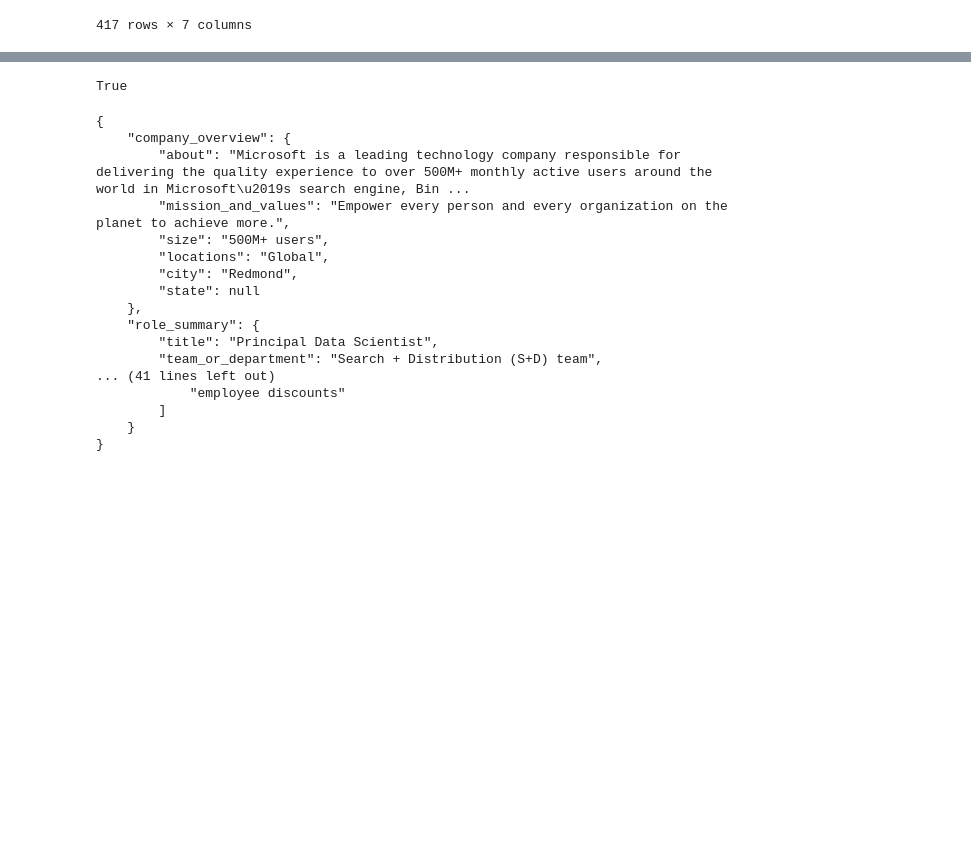
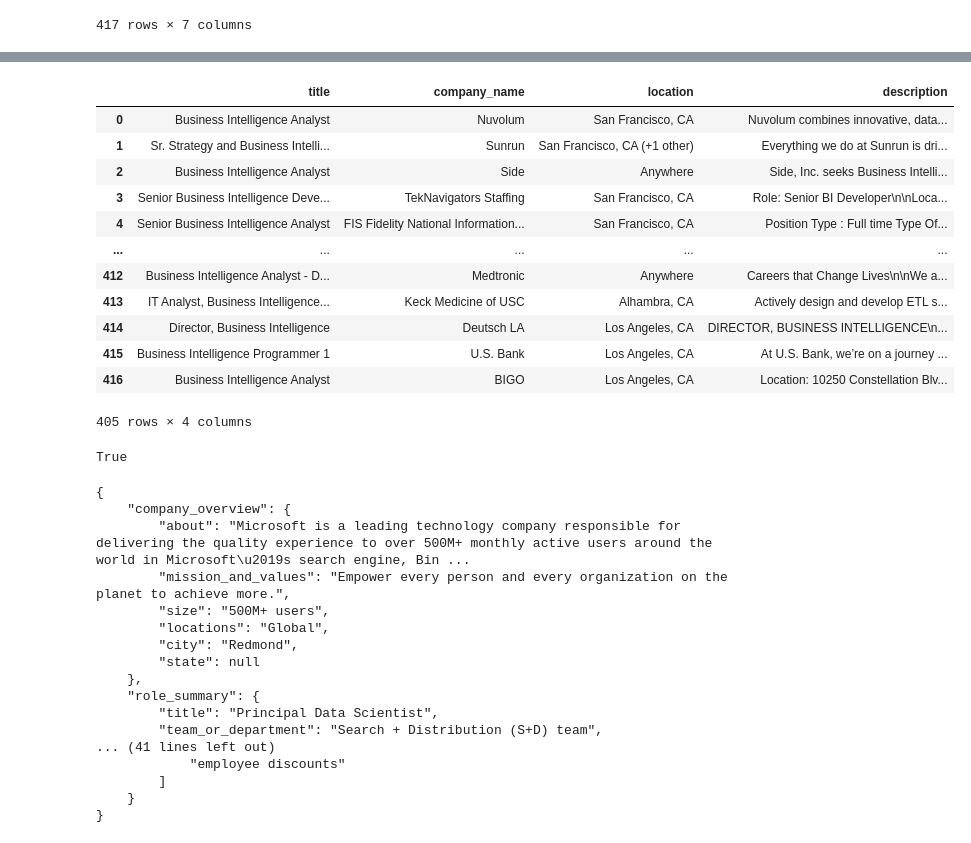
Before and after one commit to Break-Into-Data/ml_project_job_analysis, a Jupyter notebook: notebooks/google_job_rwtest.ipynb, the cells around one changed output, grey strips where cells are left out. Saved outputs shown, nothing was run; the diff lists cells and outputs as text; code cells hidden in the pictures; blank space fills up the shorter version.

```diff
--- a/notebooks/google_job_rwtest.ipynb
+++ b/notebooks/google_job_rwtest.ipynb
@@ -181,7 +162,7 @@ import pandas as pd
 from sqlalchemy import create_engine
 
 def read_data_from_db(table_name):
-    engine = create_engine(f"postgresql://{os.getenv('MasterName')}:{os.getenv('MasterPass')}@{os.getenv('RDS_EndPoint')}:5432/postgres")
+    engine = create_engine(f"postgresql://{os.getenv('PSQL_MASTER_NAME')}:{os.getenv('PSQL_KEY')}@{os.getenv('RDS_ENDPOINT')}:5432/postgres")
 
     try:
         with engine.connect() as conn:
@@ -215,4 +196,4 @@ data24_df
 417 rows × 7 columns
 # %%
 # get the list of unique title, company_name pairs
-title_company = data24_df[['title', 'company_name', 'description']].drop_duplicates()
+title_company = data24_df[['title', 'company_name', 'location', 'description']].drop_duplicates()
@@ -234,0 +200,16 @@ data24_df
+# %%
+title_company
+# %% [output]
+|  | title | company_name | location | description |
+| 0 | Business Intelligence Analyst | Nuvolum | San Francisco, CA | Nuvolum combines innovative, data... |
+| 1 | Sr. Strategy and Business Intelli... | Sunrun | San Francisco, CA (+1 other) | Everything we do at Sunrun is dri... |
+| 2 | Business Intelligence Analyst | Side | Anywhere | Side, Inc. seeks Business Intelli... |
+| 3 | Senior Business Intelligence Deve... | TekNavigators Staffing | San Francisco, CA | Role: Senior BI Developer\n\nLoca... |
+| 4 | Senior Business Intelligence Analyst | FIS Fidelity National Information... | San Francisco, CA | Position Type : Full time Type Of... |
+| ... | ... | ... | ... | ... |
+| 412 | Business Intelligence Analyst - D... | Medtronic | Anywhere | Careers that Change Lives\n\nWe a... |
+| 413 | IT Analyst, Business Intelligence... | Keck Medicine of USC | Alhambra, CA | Actively design and develop ETL s... |
+| 414 | Director, Business Intelligence | Deutsch LA | Los Angeles, CA | DIRECTOR, BUSINESS INTELLIGENCE\n... |
+| 415 | Business Intelligence Programmer 1 | U.S. Bank | Los Angeles, CA | At U.S. Bank, we’re on a journey ... |
+| 416 | Business Intelligence Analyst | BIGO | Los Angeles, CA | Location: 10250 Constellation Blv... |
+405 rows × 4 columns
```
Also changed, not shown: parts of 6 cells of this notebook, 2 other files.
